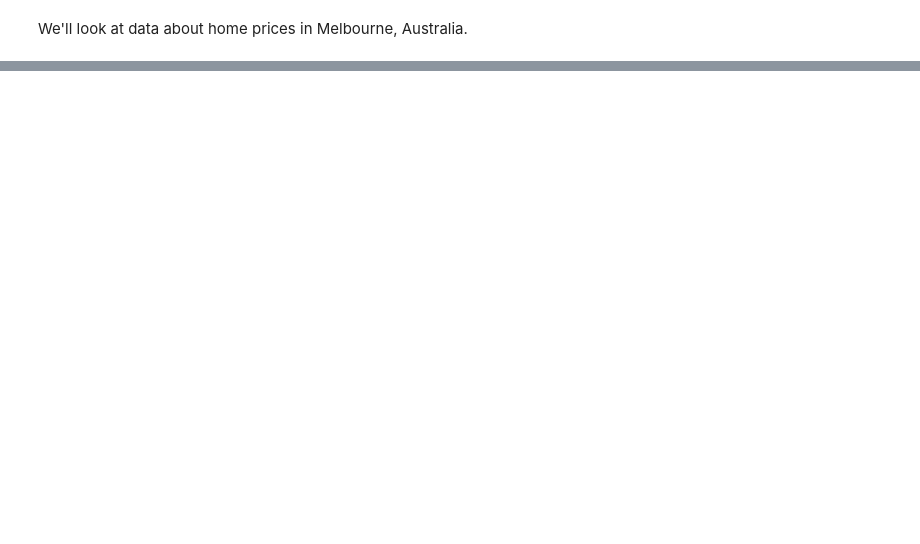
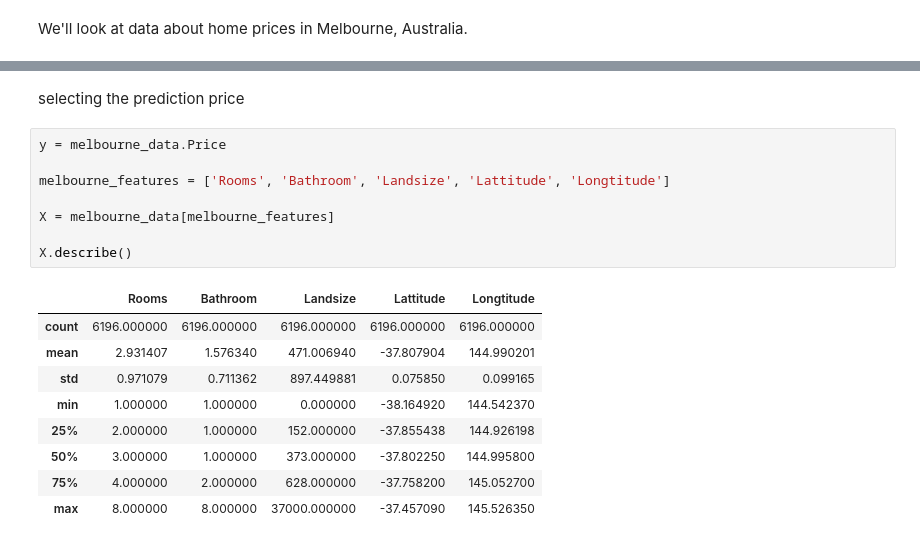
Before and after one commit to dbahiense/MachineLearning, a Jupyter notebook: select_data_for_modeling.ipynb, the cells around one changed output, grey strips where cells are left out. Cells and saved outputs as stored; diff of their text form; blank space fills up the shorter version.

```diff
--- a/select_data_for_modeling.ipynb
+++ b/select_data_for_modeling.ipynb
@@ -25,0 +59,20 @@ melbourne_data.describe()
+# %% [markdown]
+selecting the prediction price
+# %%
+y = melbourne_data.Price
+
+melbourne_features = ['Rooms', 'Bathroom', 'Landsize', 'Lattitude', 'Longtitude']
+
+X = melbourne_data[melbourne_features]
+
+X.describe()
+# %% [output]
+|  | Rooms | Bathroom | Landsize | Lattitude | Longtitude |
+| count | 6196.000000 | 6196.000000 | 6196.000000 | 6196.000000 | 6196.000000 |
+| mean | 2.931407 | 1.576340 | 471.006940 | -37.807904 | 144.990201 |
+| std | 0.971079 | 0.711362 | 897.449881 | 0.075850 | 0.099165 |
+| min | 1.000000 | 1.000000 | 0.000000 | -38.164920 | 144.542370 |
+| 25% | 2.000000 | 1.000000 | 152.000000 | -37.855438 | 144.926198 |
+| 50% | 3.000000 | 1.000000 | 373.000000 | -37.802250 | 144.995800 |
+| 75% | 4.000000 | 2.000000 | 628.000000 | -37.758200 | 145.052700 |
+| max | 8.000000 | 8.000000 | 37000.000000 | -37.457090 | 145.526350 |
```
Also changed, not shown: parts of 7 cells of this notebook.
